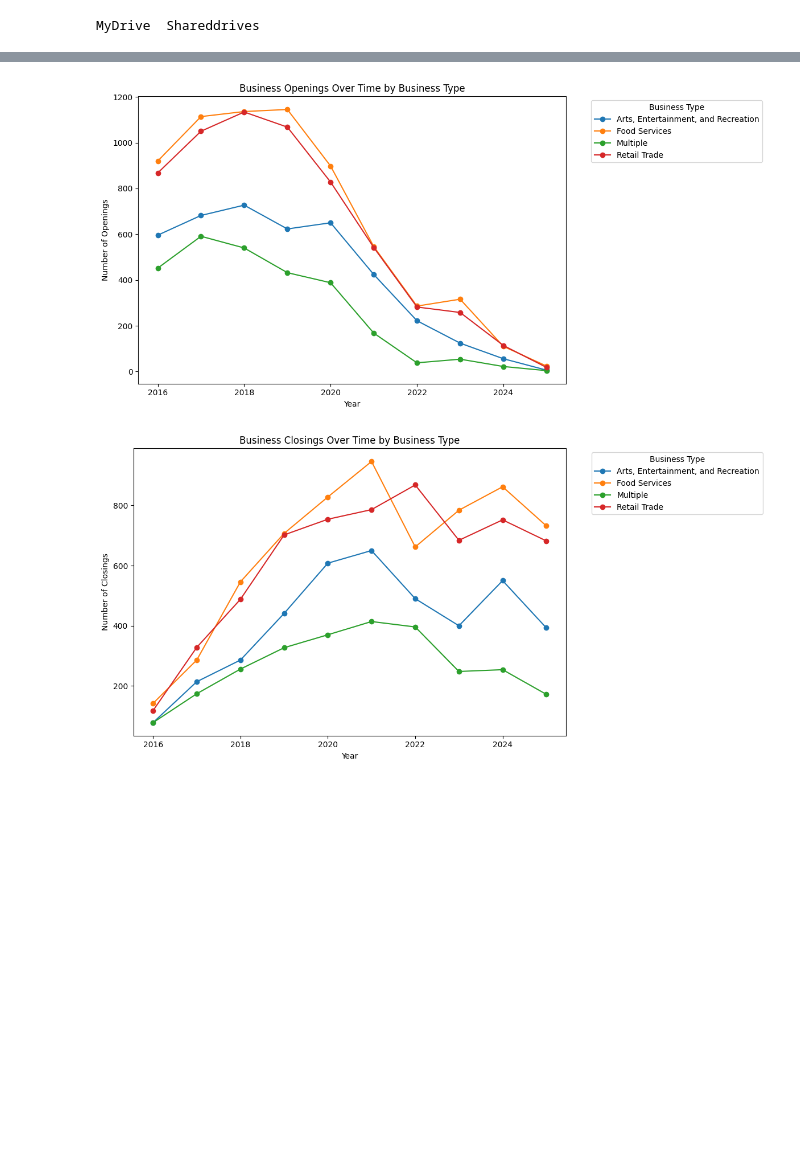
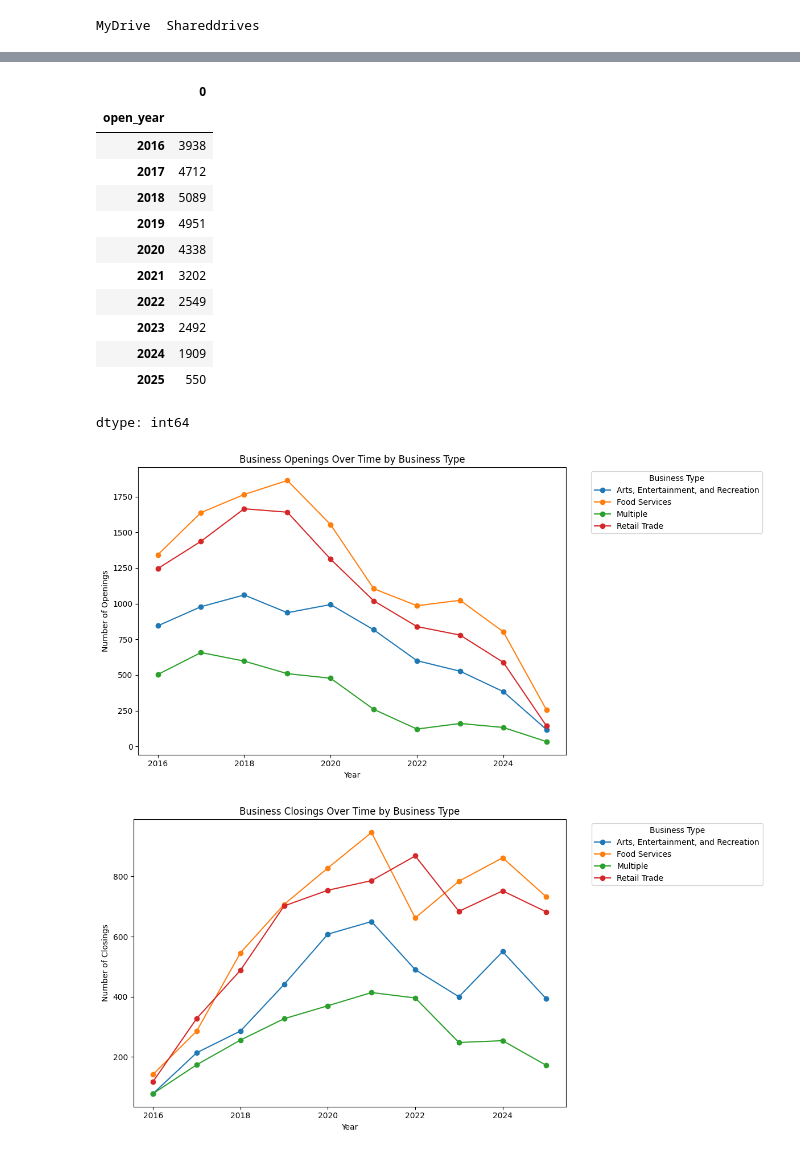
Before and after one commit to miaflynn/CYPLAN255-Final-Project, a Jupyter notebook: 03b_Mia.ipynb, the cells around one changed output, grey strips where cells are left out. Cells and saved outputs as stored; diff of their text form; code cells hidden in the pictures; blank space fills up the shorter version.

```diff
--- a/03b_Mia.ipynb
+++ b/03b_Mia.ipynb
@@ -138,6 +122,23 @@ plt.show()
+# %%
+openings = df_filtered_start.groupby('open_year').size()
+openings
+# %% [output]
+|  | 0 |
+| open_year |  |
+| 2016 | 3938 |
+| 2017 | 4712 |
+| 2018 | 5089 |
+| 2019 | 4951 |
+| 2020 | 4338 |
+| 2021 | 3202 |
+| 2022 | 2549 |
+| 2023 | 2492 |
+| 2024 | 1909 |
+| 2025 | 550 |
+dtype: int64
 # %%
 #Set up naics code descriptions to print and remove errant 2026 values
-openings_by_type = df_filtered.groupby(['open_year', 'naics_code_description']).size().unstack(fill_value=0)
+openings_by_type = df_filtered_start.groupby(['open_year', 'naics_code_description']).size().unstack(fill_value=0)
 openings_by_type = openings_by_type[openings_by_type.index < 2026]
 
 plt.figure(figsize=(12, 6))
@@ -151,7 +152,7 @@ plt.legend(title='Business Type', bbox_to_anchor=(1.05, 1), loc='upper left')
 plt.tight_layout()
 plt.show()
 # %% [output]
-[figure, old version]
+[figure, new version]
 # %%
 #Same thing for business closings
 #Set up naics code descriptions to print and remove errant 2026 values
```
Also changed, not shown: parts of 5 cells of this notebook.
